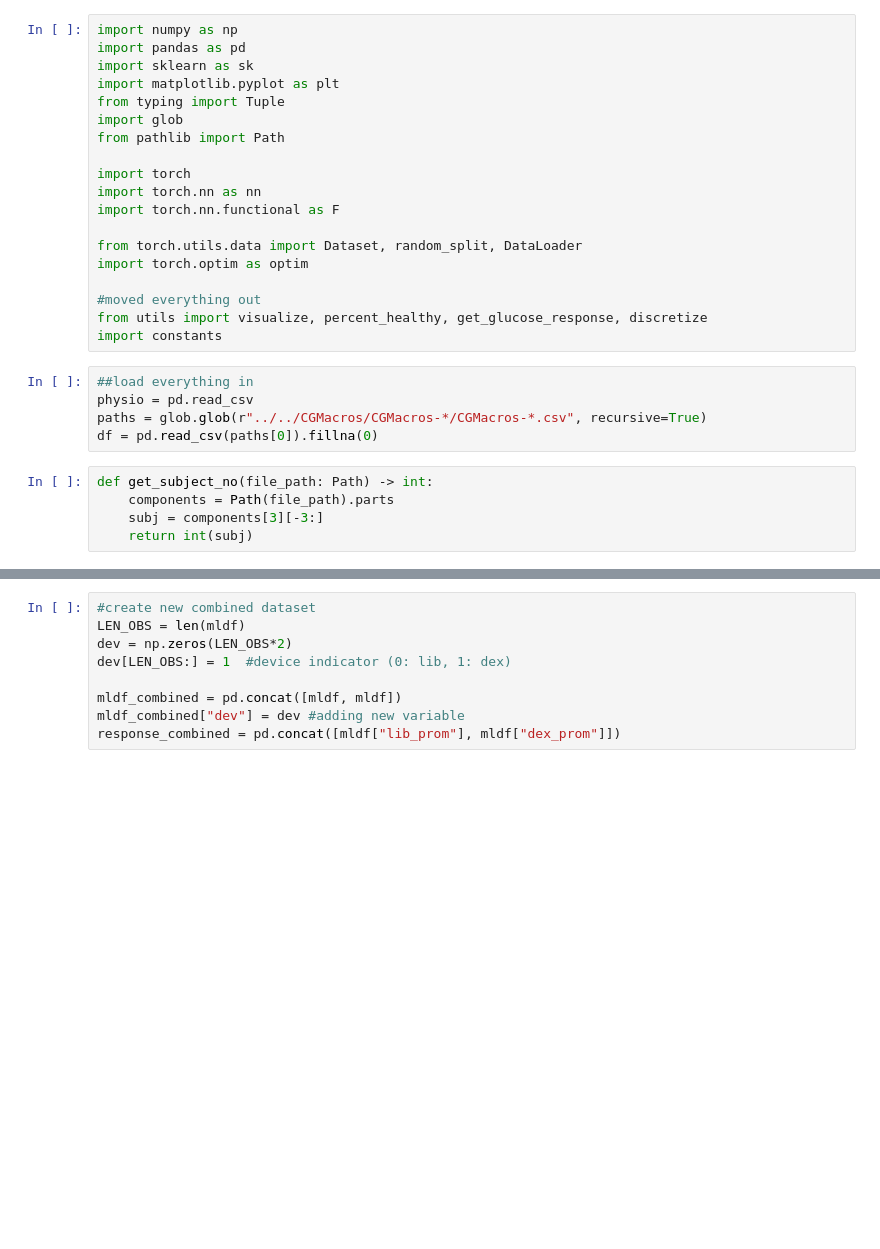
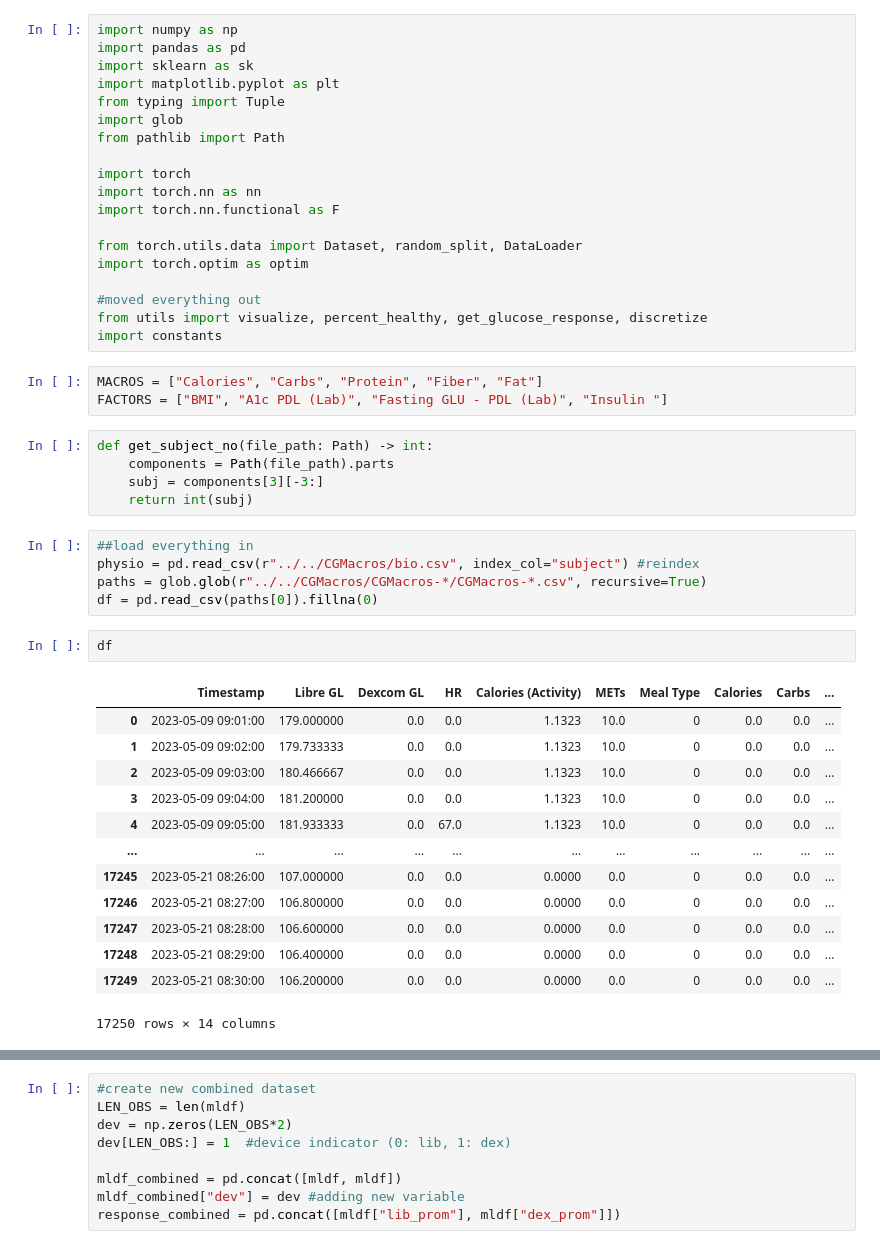
Before and after one commit to vviggyy/drp25, a Jupyter notebook: src/neural.ipynb, the cells around one changed output, grey strips where cells are left out. Drawn from its saved outputs; the diff is of its cells as text; blank space fills up the shorter version.

```diff
--- a/src/neural.ipynb
+++ b/src/neural.ipynb
@@ -17,13 +17,32 @@ import torch.optim as optim
 #moved everything out
 from utils import visualize, percent_healthy, get_glucose_response, discretize
 import constants
+# %%
+MACROS = ["Calories", "Carbs", "Protein", "Fiber", "Fat"]
+FACTORS = ["BMI", "A1c PDL (Lab)", "Fasting GLU - PDL (Lab)", "Insulin "]
+# %%
+def get_subject_no(file_path: Path) -> int:
+    components = Path(file_path).parts
+    subj = components[3][-3:]
+    return int(subj)
 # %%
 ##load everything in
-physio = pd.read_csv
+physio = pd.read_csv(r"../../CGMacros/bio.csv", index_col="subject") #reindex
 paths = glob.glob(r"../../CGMacros/CGMacros-*/CGMacros-*.csv", recursive=True)
 df = pd.read_csv(paths[0]).fillna(0)
-# %%
-def get_subject_no(file_path: Path) -> int:
-    components = Path(file_path).parts
-    subj = components[3][-3:]
-    return int(subj)
+# %%
+df
+# %% [output]
+|  | Timestamp | Libre GL | Dexcom GL | HR | Calories (Activity) | METs | Meal Type | Calories | Carbs | ... |
+| 0 | 2023-05-09 09:01:00 | 179.000000 | 0.0 | 0.0 | 1.1323 | 10.0 | 0 | 0.0 | 0.0 | ... |
+| 1 | 2023-05-09 09:02:00 | 179.733333 | 0.0 | 0.0 | 1.1323 | 10.0 | 0 | 0.0 | 0.0 | ... |
+| 2 | 2023-05-09 09:03:00 | 180.466667 | 0.0 | 0.0 | 1.1323 | 10.0 | 0 | 0.0 | 0.0 | ... |
+| 3 | 2023-05-09 09:04:00 | 181.200000 | 0.0 | 0.0 | 1.1323 | 10.0 | 0 | 0.0 | 0.0 | ... |
+| 4 | 2023-05-09 09:05:00 | 181.933333 | 0.0 | 67.0 | 1.1323 | 10.0 | 0 | 0.0 | 0.0 | ... |
+| ... | ... | ... | ... | ... | ... | ... | ... | ... | ... | ... |
+| 17245 | 2023-05-21 08:26:00 | 107.000000 | 0.0 | 0.0 | 0.0000 | 0.0 | 0 | 0.0 | 0.0 | ... |
+| 17246 | 2023-05-21 08:27:00 | 106.800000 | 0.0 | 0.0 | 0.0000 | 0.0 | 0 | 0.0 | 0.0 | ... |
+| 17247 | 2023-05-21 08:28:00 | 106.600000 | 0.0 | 0.0 | 0.0000 | 0.0 | 0 | 0.0 | 0.0 | ... |
+| 17248 | 2023-05-21 08:29:00 | 106.400000 | 0.0 | 0.0 | 0.0000 | 0.0 | 0 | 0.0 | 0.0 | ... |
+| 17249 | 2023-05-21 08:30:00 | 106.200000 | 0.0 | 0.0 | 0.0000 | 0.0 | 0 | 0.0 | 0.0 | ... |
+17250 rows × 14 columns
```
Also changed, not shown: parts of 10 cells of this notebook, 2 other files.
